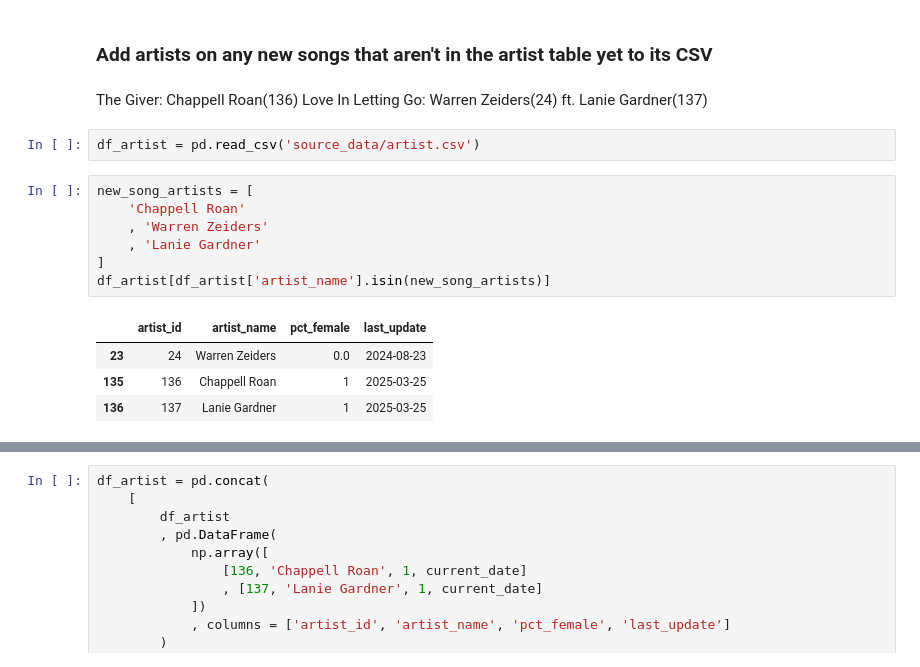
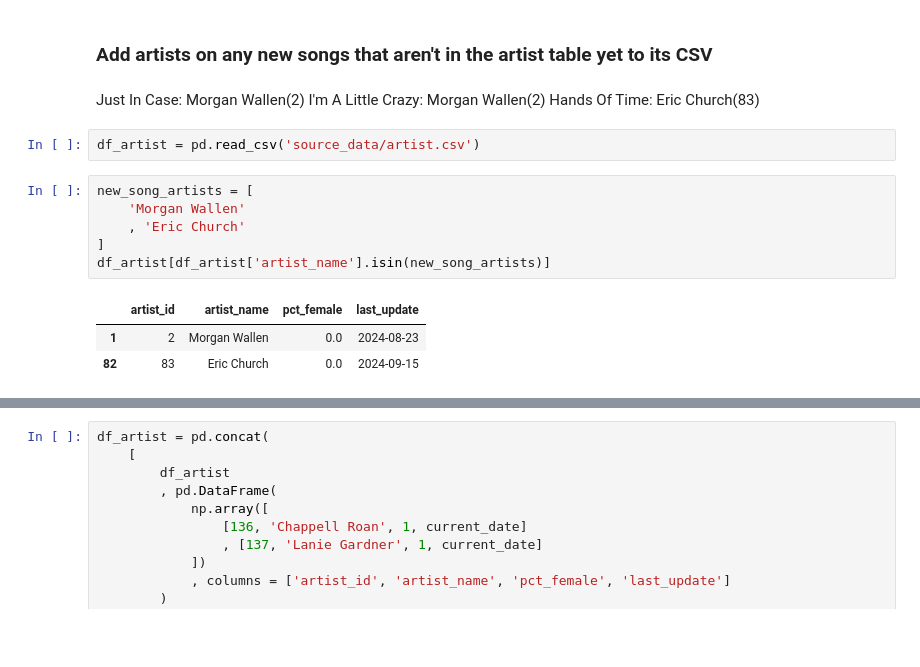
Before and after one commit to jwmanahan/billboard, a Jupyter notebook: add_new_week.ipynb, the cells around one changed output, grey strips where cells are left out. Saved outputs shown, nothing was run; the diff lists cells and outputs as text; blank space fills up the shorter version.

```diff
--- a/add_new_week.ipynb
+++ b/add_new_week.ipynb
@@ -145,22 +145,21 @@ print(list(new_song_to_rank.keys()))
 # %% [markdown]
 ### Add artists on any new songs that aren't in the artist table yet to its CSV
 # %% [markdown]
-The Giver: Chappell Roan(136)
-Love In Letting Go: Warren Zeiders(24) ft. Lanie Gardner(137)
+Just In Case: Morgan Wallen(2)
+I'm A Little Crazy: Morgan Wallen(2)
+Hands Of Time: Eric Church(83)
 # %%
 df_artist = pd.read_csv('source_data/artist.csv')
 # %%
 new_song_artists = [
-    'Chappell Roan'
-    , 'Warren Zeiders'
-    , 'Lanie Gardner'
+    'Morgan Wallen'
+    , 'Eric Church'
 ]
 df_artist[df_artist['artist_name'].isin(new_song_artists)]
 # %% [output]
 |  | artist_id | artist_name | pct_female | last_update |
-| 23 | 24 | Warren Zeiders | 0.0 | 2024-08-23 |
-| 135 | 136 | Chappell Roan | 1 | 2025-03-25 |
-| 136 | 137 | Lanie Gardner | 1 | 2025-03-25 |
+| 1 | 2 | Morgan Wallen | 0.0 | 2024-08-23 |
+| 82 | 83 | Eric Church | 0.0 | 2024-09-15 |
 # %%
 df_artist['artist_id'].max()
 # %% [output]
```
Also changed, not shown: parts of 28 cells of this notebook, 5 other files.
